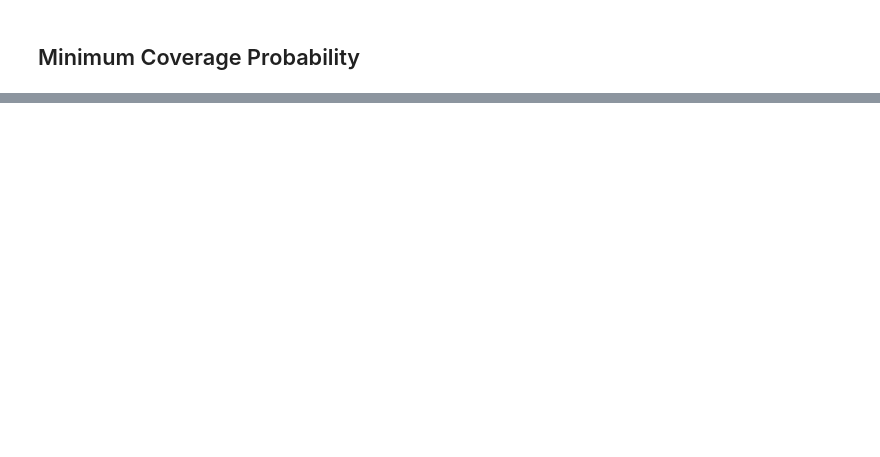
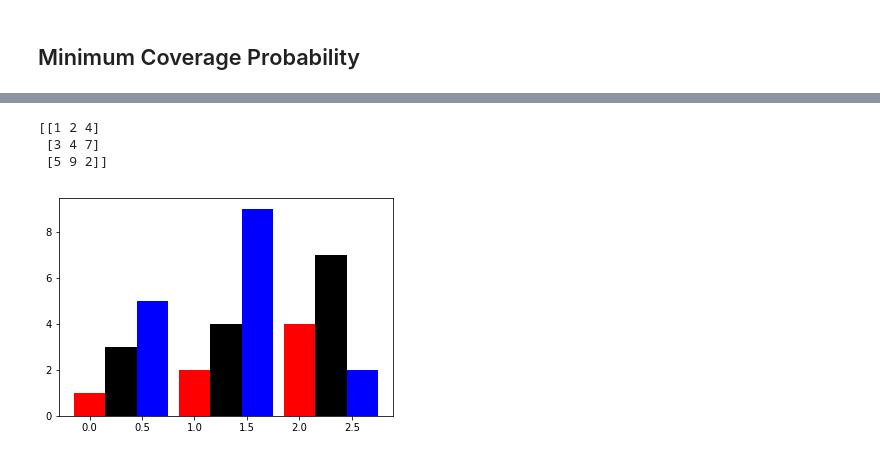
Before and after one commit to amjadmajid/Distributed-Batteryless-Microphone, a Jupyter notebook: scripts/plottingScripts/DistributedIntermittentSystemsModeling.ipynb, the cells around one changed output, grey strips where cells are left out. Saved outputs shown, nothing was run; the diff lists cells and outputs as text; code cells hidden in the pictures; blank space fills up the shorter version.

```diff
--- a/scripts/plottingScripts/DistributedIntermittentSystemsModeling.ipynb
+++ b/scripts/plottingScripts/DistributedIntermittentSystemsModeling.ipynb
@@ -471,0 +479,20 @@ uniform(...) method of mtrand.RandomState instance
+# %%
+import numpy as np
+import matplotlib.pyplot as plt
+
+
+data = [[1,3,5], [2,4,9] , [4,7,2]]
+data= np.transpose(data)
+print(data)
+color_list = ['r', 'k', 'b']
+gap = .1
+bw = (1-gap)/len(data)
+for i in range(len(data)):
+	plt.bar(np.arange(len(data[0])) +bw*i, data[i], width=bw, color=color_list[i])
+
+plt.show()
+# %% [output]
+[[1 2 4]
+ [3 4 7]
+ [5 9 2]]
+[figure, added]
```
Also changed, not shown: parts of 6 cells of this notebook, 42 other files.
